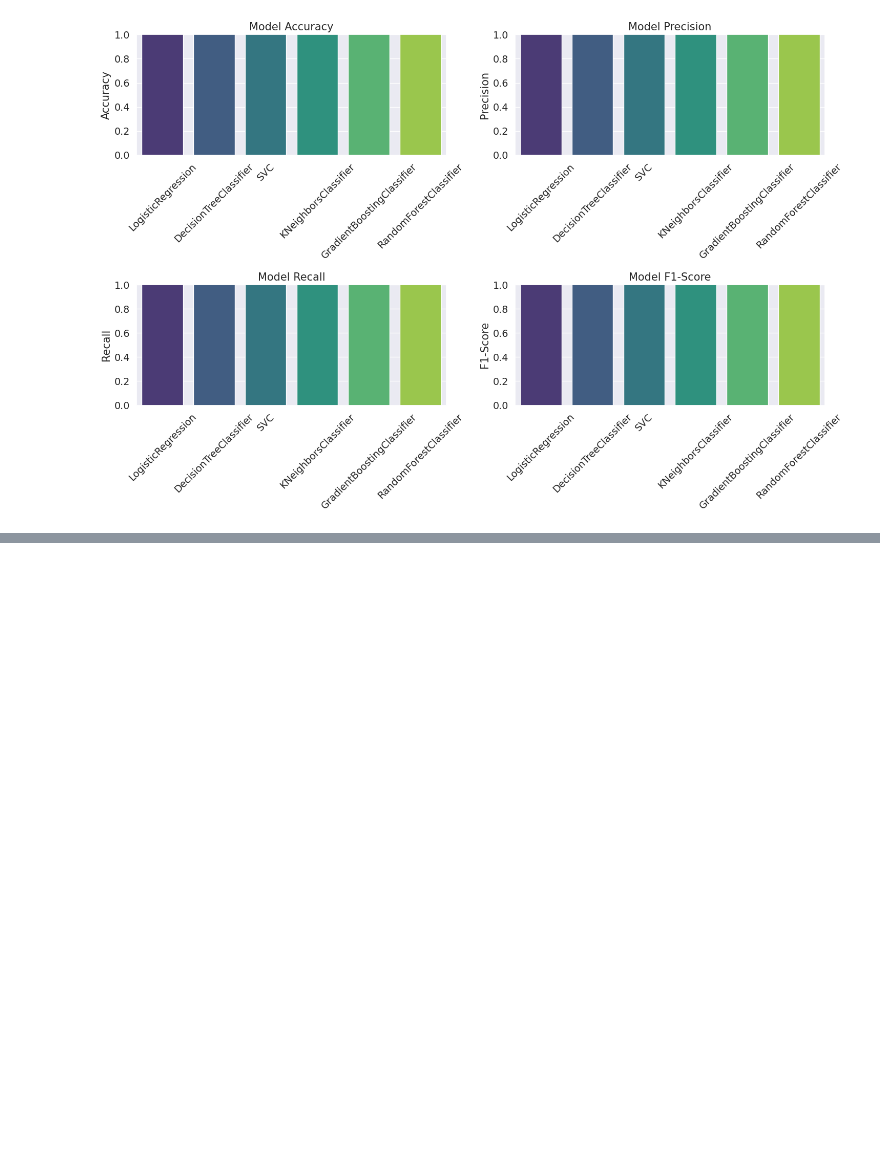
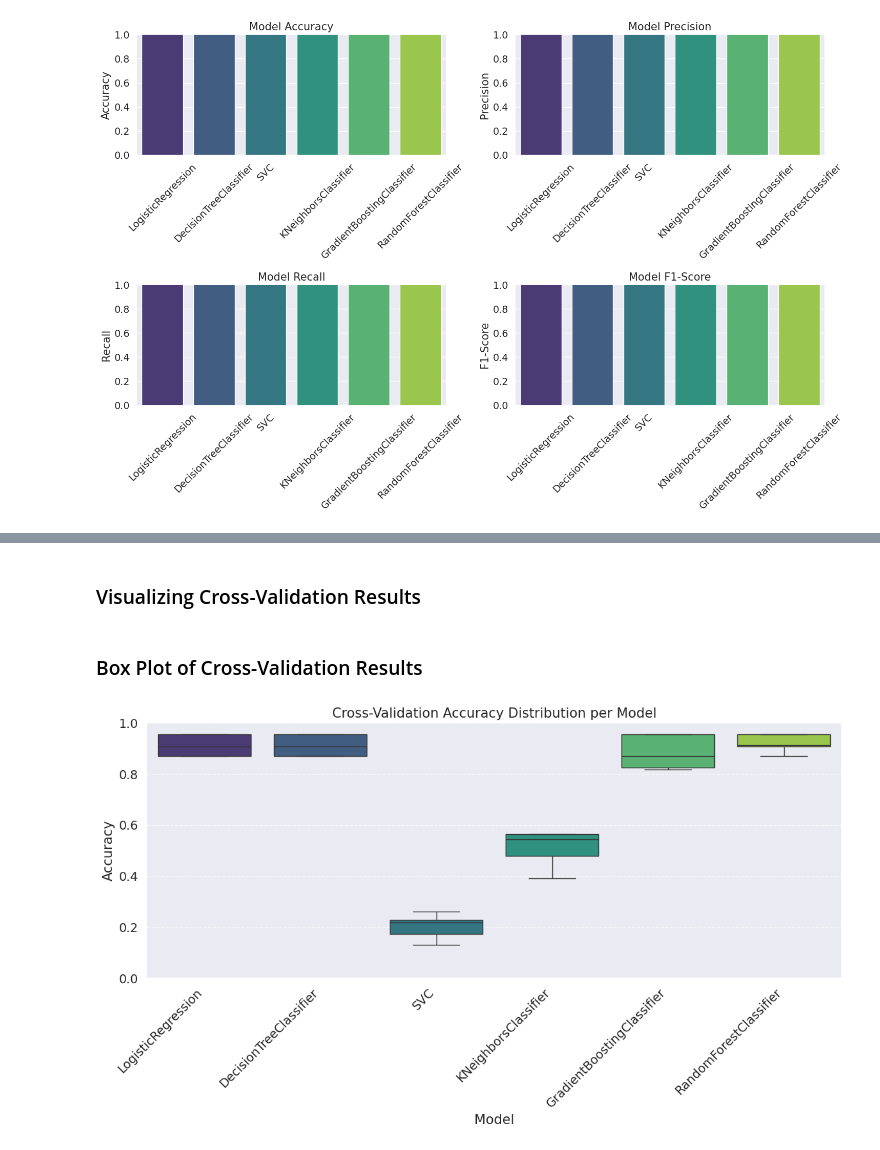
Before and after one commit to SohailaAlahmady/Graduation-Models, a Jupyter notebook: 1_General Test/General_Test_RMmodel_CoV.ipynb, the cells around one changed output, grey strips where cells are left out. Cells and saved outputs as stored; diff of their text form; code cells hidden in the pictures; blank space fills up the shorter version.

Commit message:
Update General Model-Collab Version

```diff
--- a/1_General Test/General_Test_RMmodel_CoV.ipynb
+++ b/1_General Test/General_Test_RMmodel_CoV.ipynb
@@ -342,0 +371,17 @@ plt.show()
+# %% [markdown]
+### Visualizing Cross-Validation Results
+# %% [markdown]
+### Box Plot of Cross-Validation Results
+# %%
+plt.figure(figsize=(12, 7))
+sns.boxplot(x='Model', y='Accuracy', data=cv_scores_df, palette='viridis')
+plt.title('Cross-Validation Accuracy Distribution per Model')
+plt.xlabel('Model')
+plt.ylabel('Accuracy')
+plt.xticks(rotation=45, ha='right')
+plt.ylim(0, 1.0) # Accuracy scores are usually between 0 and 1
+plt.grid(axis='y', linestyle='--', alpha=0.7)
+plt.tight_layout()
+plt.show()
+# %% [output]
+[figure, added]
```
Also changed, not shown: parts of 2 cells of this notebook.
